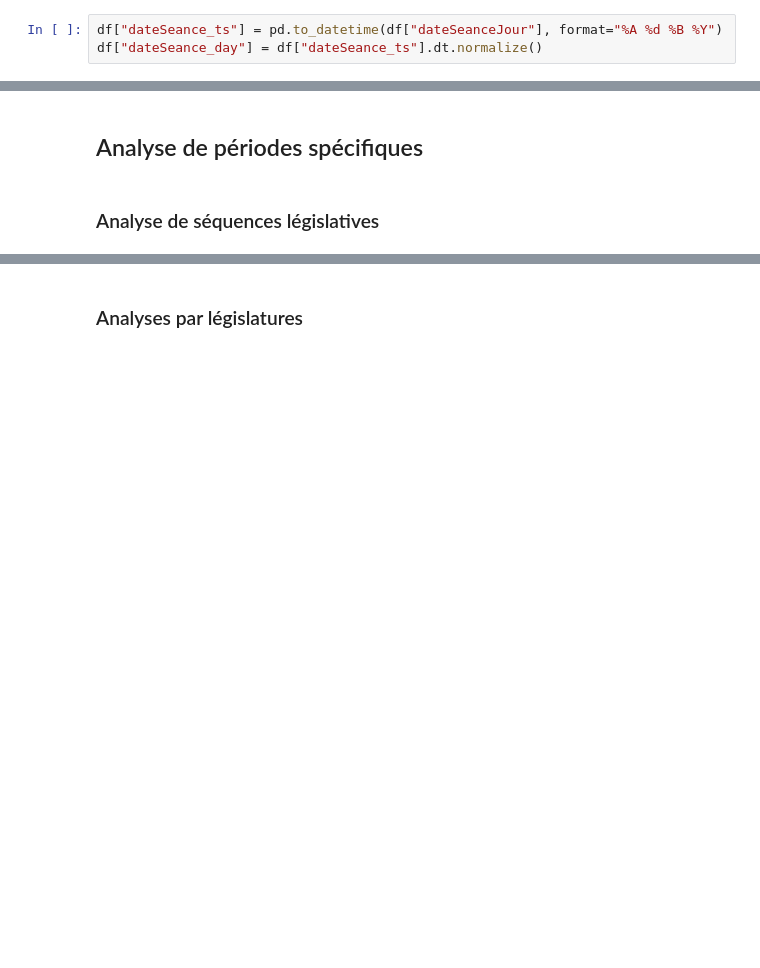
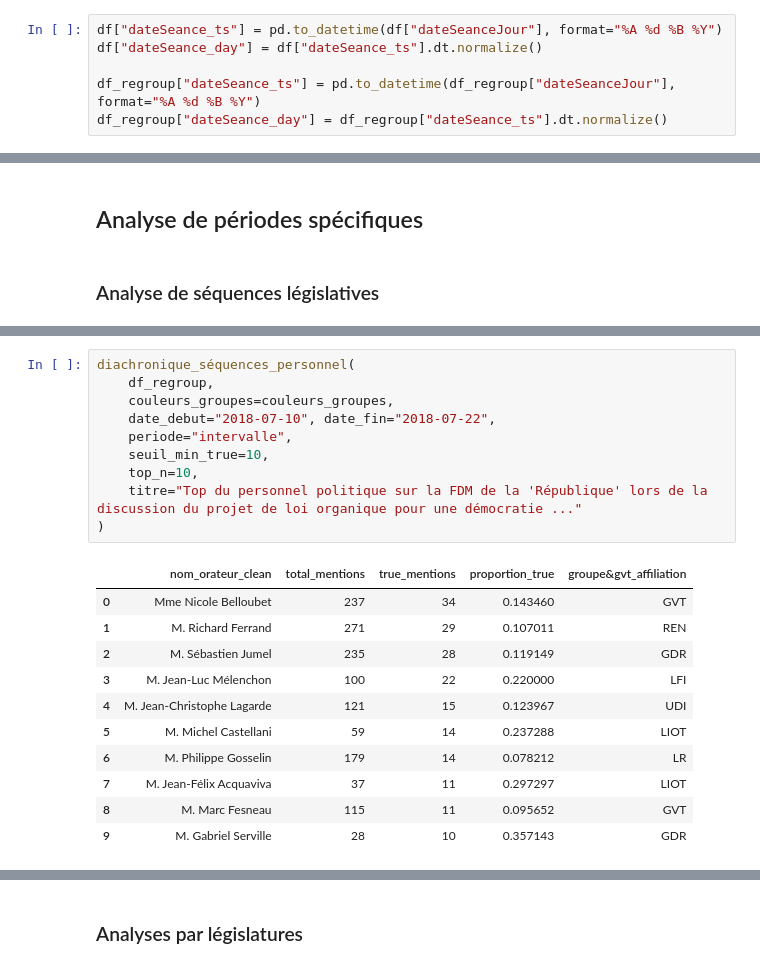
Before and after one commit to leomignot/republique-cest-quoi, a Jupyter notebook: exploration/Analyses.ipynb, the cells around one changed output, grey strips where cells are left out. Drawn from its saved outputs; the diff is of its cells as text; blank space fills up the shorter version.

```diff
--- a/exploration/Analyses.ipynb
+++ b/exploration/Analyses.ipynb
@@ -42,6 +42,9 @@ locale.setlocale(locale.LC_TIME, "fr_FR.UTF-8")
 # %%
 df["dateSeance_ts"] = pd.to_datetime(df["dateSeanceJour"], format="%A %d %B %Y")
 df["dateSeance_day"] = df["dateSeance_ts"].dt.normalize()
+
+df_regroup["dateSeance_ts"] = pd.to_datetime(df_regroup["dateSeanceJour"], format="%A %d %B %Y")
+df_regroup["dateSeance_day"] = df_regroup["dateSeance_ts"].dt.normalize()
 # %%
 # Correspondances couleurs et affiliations
 couleurs_groupes = {
@@ -2593,0 +2720,22 @@ top_séquences(df, periode="jour", jour="2021-02-01",seuil_min_true=10)
+# %%
+diachronique_séquences_personnel(
+    df_regroup,
+    couleurs_groupes=couleurs_groupes,
+    date_debut="2018-07-10", date_fin="2018-07-22",
+    periode="intervalle",
+    seuil_min_true=10,
+    top_n=10,
+    titre="Top du personnel politique sur la FDM de la 'République' lors de la discussion du projet de loi organique pour une démocratie ..."
+)
+# %% [output]
+|  | nom_orateur_clean | total_mentions | true_mentions | proportion_true | groupe&gvt_affiliation |
+| 0 | Mme Nicole Belloubet | 237 | 34 | 0.143460 | GVT |
+| 1 | M. Richard Ferrand | 271 | 29 | 0.107011 | REN |
+| 2 | M. Sébastien Jumel | 235 | 28 | 0.119149 | GDR |
+| 3 | M. Jean-Luc Mélenchon | 100 | 22 | 0.220000 | LFI |
+| 4 | M. Jean-Christophe Lagarde | 121 | 15 | 0.123967 | UDI |
+| 5 | M. Michel Castellani | 59 | 14 | 0.237288 | LIOT |
+| 6 | M. Philippe Gosselin | 179 | 14 | 0.078212 | LR |
+| 7 | M. Jean-Félix Acquaviva | 37 | 11 | 0.297297 | LIOT |
+| 8 | M. Marc Fesneau | 115 | 11 | 0.095652 | GVT |
+| 9 | M. Gabriel Serville | 28 | 10 | 0.357143 | GDR |
```
Also changed, not shown: parts of 51 cells of this notebook, 2 other files.
